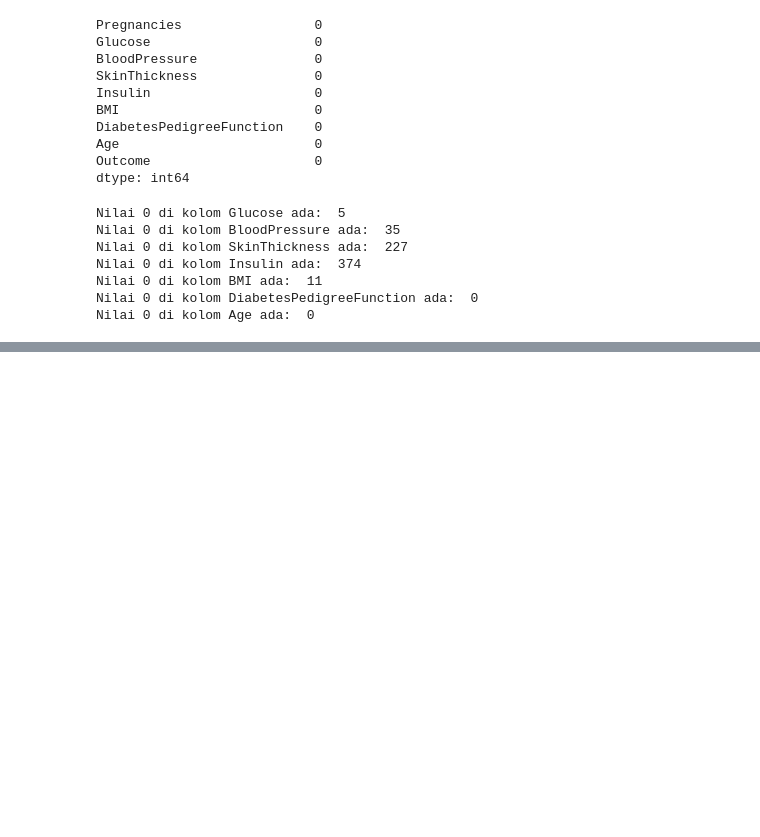
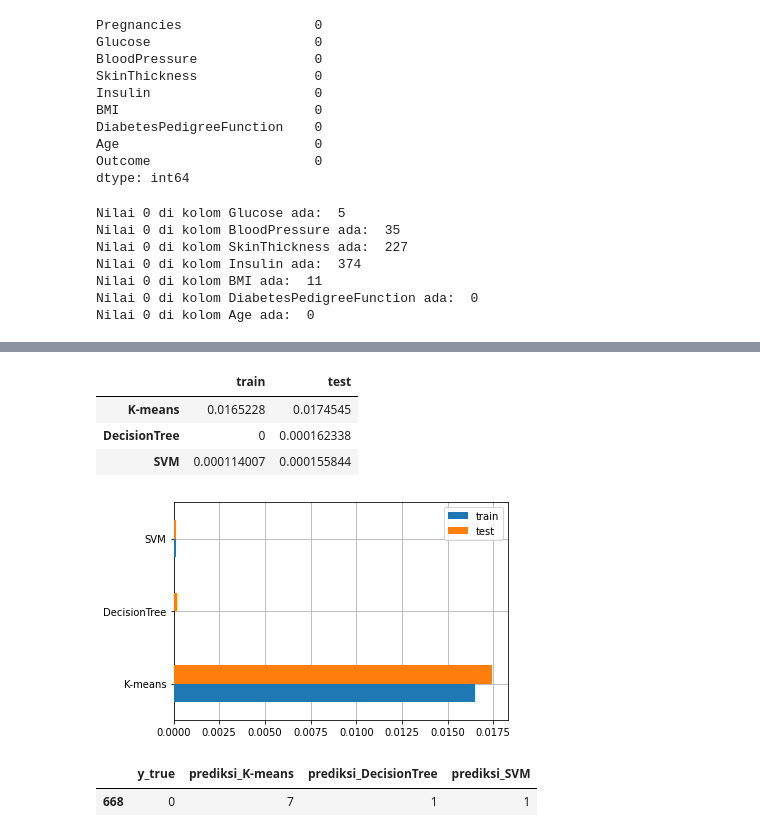
Before and after one commit to dan-dia/project-capstone-team-csd-134, a Jupyter notebook: model/Project_Capstone_134.ipynb, the cells around one changed output, grey strips where cells are left out. Drawn from its saved outputs; the diff is of its cells as text; code cells hidden in the pictures; blank space fills up the shorter version.

Commit message:
Menentukan Model Algoritma

```diff
--- a/model/Project_Capstone_134.ipynb
+++ b/model/Project_Capstone_134.ipynb
@@ -149,0 +171,48 @@ X.head()
+# %%
+from sklearn.tree import DecisionTreeClassifier
+# membuat model Decision Tree
+decisiontree = DecisionTreeClassifier()
+# melakukan pelatihan model terhadap data
+decisiontree.fit(X_train, y_train)
+y_pred_decisiontree = decisiontree.predict(X_train)
+# %%
+from sklearn.cluster import KMeans
+kmeans = KMeans()
+kmeans.fit(X_train, y_train)
+y_pred_kmeans = kmeans.predict(X_train)
+# %%
+from sklearn.svm import SVC
+svm = SVC()
+svm.fit(X_train, y_train)
+y_pred_svm = svm.predict(X_train)
+# %%
+from sklearn.metrics import mean_squared_error
+
+mse = pd.DataFrame(columns=['train', 'test'], index=['K-means','DecisionTree','SVM'])
+model_dict = {'K-means': kmeans, 'DecisionTree': decisiontree, 'SVM': svm}
+for name, model in model_dict.items():
+    mse.loc[name, 'train'] = mean_squared_error(y_true=y_train, y_pred=model.predict(X_train))/1e3
+    mse.loc[name, 'test'] = mean_squared_error(y_true=y_test, y_pred=model.predict(X_test))/1e3
+
+mse
+# %% [output]
+|  | train | test |
+| K-means | 0.0165228 | 0.0174545 |
+| DecisionTree | 0 | 0.000162338 |
+| SVM | 0.000114007 | 0.000155844 |
+# %%
+fig, ax = plt.subplots()
+mse.sort_values(by='test', ascending=False).plot(kind='barh', ax=ax, zorder=3)
+ax.grid(zorder=0)
+# %% [output]
+[figure, added]
+# %%
+prediksi = X_test.iloc[:1].copy()
+pred_dict = {'y_true':y_test[:1]}
+for name, model in model_dict.items():
+    pred_dict['prediksi_'+name] = model.predict(prediksi).round(1)
+
+pd.DataFrame(pred_dict)
+# %% [output]
+|  | y_true | prediksi_K-means | prediksi_DecisionTree | prediksi_SVM |
+| 668 | 0 | 7 | 1 | 1 |
```
Also changed, not shown: parts of 4 cells of this notebook, 1 other file.
